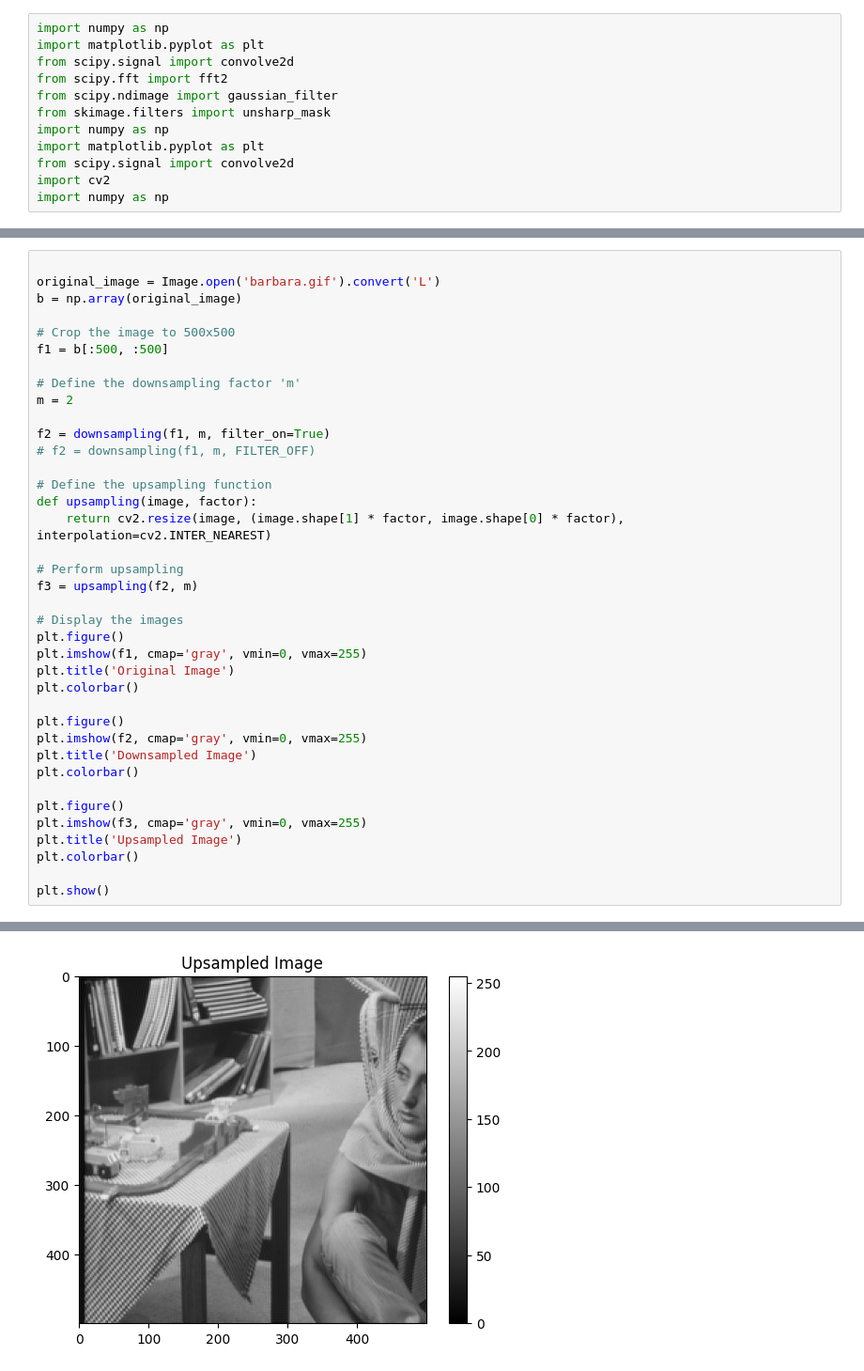
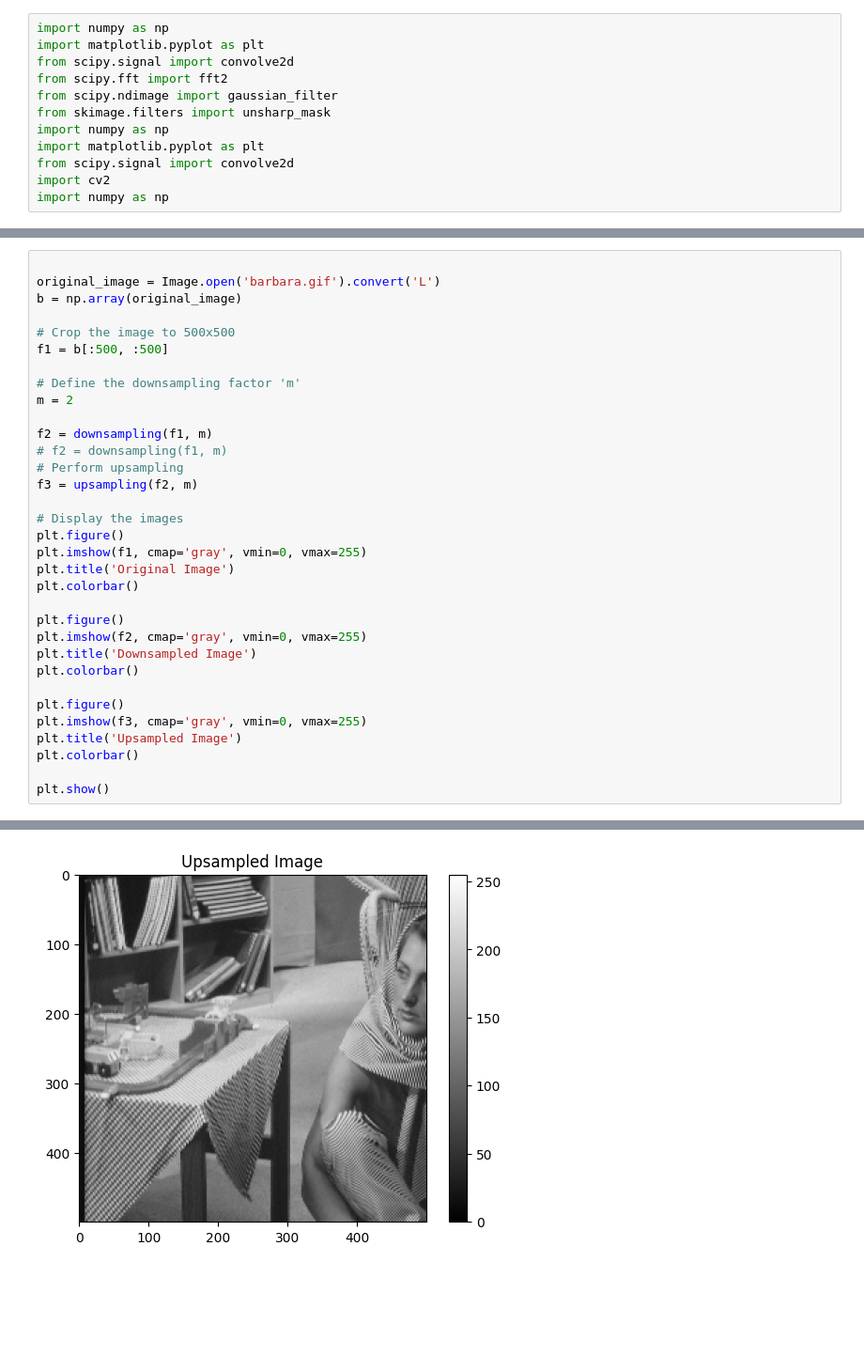
Before and after one commit to Fegrant/tps-proc-de-imagenes, a Jupyter notebook: tp2-ej2/ej2.ipynb, the cells around one changed output, grey strips where cells are left out. Shown at 94% size. Drawn from its saved outputs; the diff is of its cells as text; blank space fills up the shorter version.

```diff
--- a/tp2-ej2/ej2.ipynb
+++ b/tp2-ej2/ej2.ipynb
@@ -261,41 +215,36 @@ b = np.array(original_image)
 
 # Crop the image to 500x500
 f1 = b[:500, :500]
 
 # Define the downsampling factor 'm'
 m = 2
 
-f2 = downsampling(f1, m, filter_on=True)
-# f2 = downsampling(f1, m, FILTER_OFF)
-
-# Define the upsampling function
-def upsampling(image, factor):
-    return cv2.resize(image, (image.shape[1] * factor, image.shape[0] * factor), interpolation=cv2.INTER_NEAREST)
-
+f2 = downsampling(f1, m)
+# f2 = downsampling(f1, m)
 # Perform upsampling
 f3 = upsampling(f2, m)
 
 # Display the images
 plt.figure()
 plt.imshow(f1, cmap='gray', vmin=0, vmax=255)
 plt.title('Original Image')
 plt.colorbar()
 
 plt.figure()
 plt.imshow(f2, cmap='gray', vmin=0, vmax=255)
 plt.title('Downsampled Image')
 plt.colorbar()
 
 plt.figure()
 plt.imshow(f3, cmap='gray', vmin=0, vmax=255)
 plt.title('Upsampled Image')
 plt.colorbar()
 
 plt.show()
 # %% [output]
 [figure]
 [figure]
-[figure, old version]
+[figure, new version]
 # %%
 !pip install imageio opencv-python
 # %% [output]
```
Also changed, not shown: parts of 8 cells of this notebook, 2 other files.
